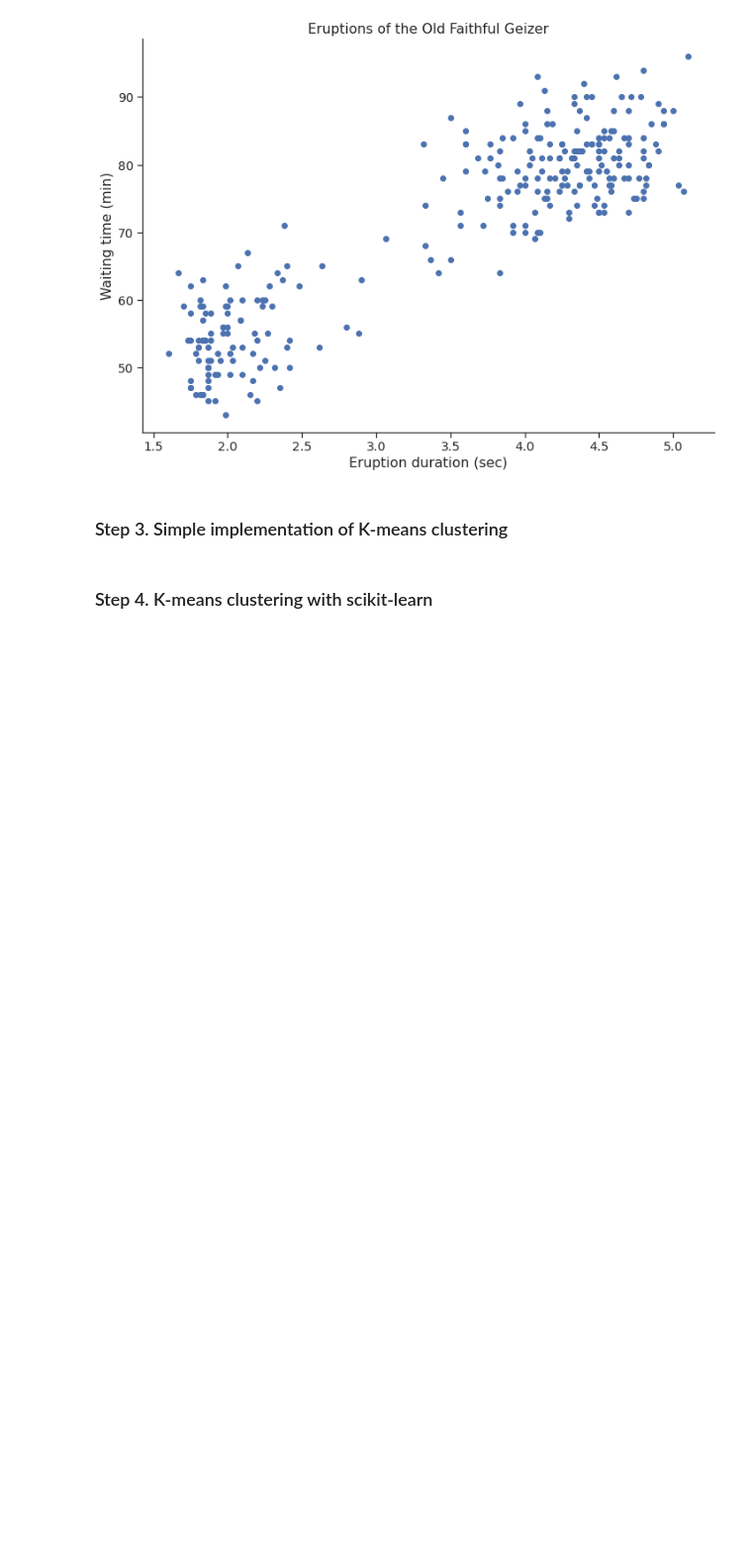
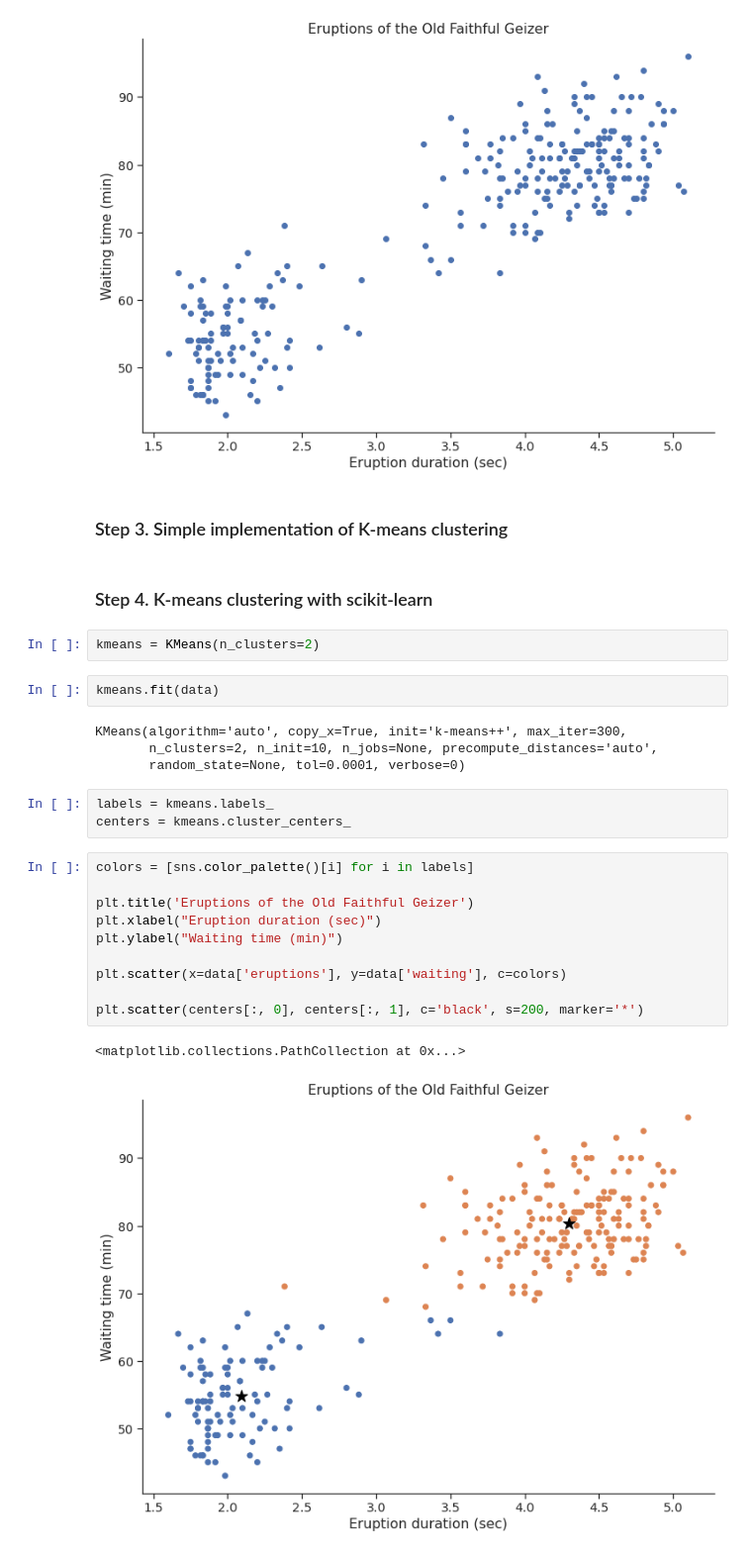
Before and after one commit to olekscode/arolla-ml, a Jupyter notebook: lectures/kmeans/kmeans.ipynb, the cells around one changed output. Shown: that part at 99% size. Saved outputs shown, nothing was run; the diff lists cells and outputs as text; blank space fills up the shorter version.

```diff
--- a/lectures/kmeans/kmeans.ipynb
+++ b/lectures/kmeans/kmeans.ipynb
@@ -53,3 +76,27 @@ Text(0, 0.5, 'Waiting time (min)')
 ### Step 3. Simple implementation of K-means clustering
 # %% [markdown]
 ### Step 4. K-means clustering with scikit-learn
+# %%
+kmeans = KMeans(n_clusters=2)
+# %%
+kmeans.fit(data)
+# %% [output]
+KMeans(algorithm='auto', copy_x=True, init='k-means++', max_iter=300,
+       n_clusters=2, n_init=10, n_jobs=None, precompute_distances='auto',
+       random_state=None, tol=0.0001, verbose=0)
+# %%
+labels = kmeans.labels_
+centers = kmeans.cluster_centers_
+# %%
+colors = [sns.color_palette()[i] for i in labels]
+
+plt.title('Eruptions of the Old Faithful Geizer')
+plt.xlabel("Eruption duration (sec)")
+plt.ylabel("Waiting time (min)")
+
+plt.scatter(x=data['eruptions'], y=data['waiting'], c=colors)
+
+plt.scatter(centers[:, 0], centers[:, 1], c='black', s=200, marker='*')
+# %% [output]
+<matplotlib.collections.PathCollection at 0x...>
+[figure, added]
```
Also changed, not shown: parts of 8 cells of this notebook.
